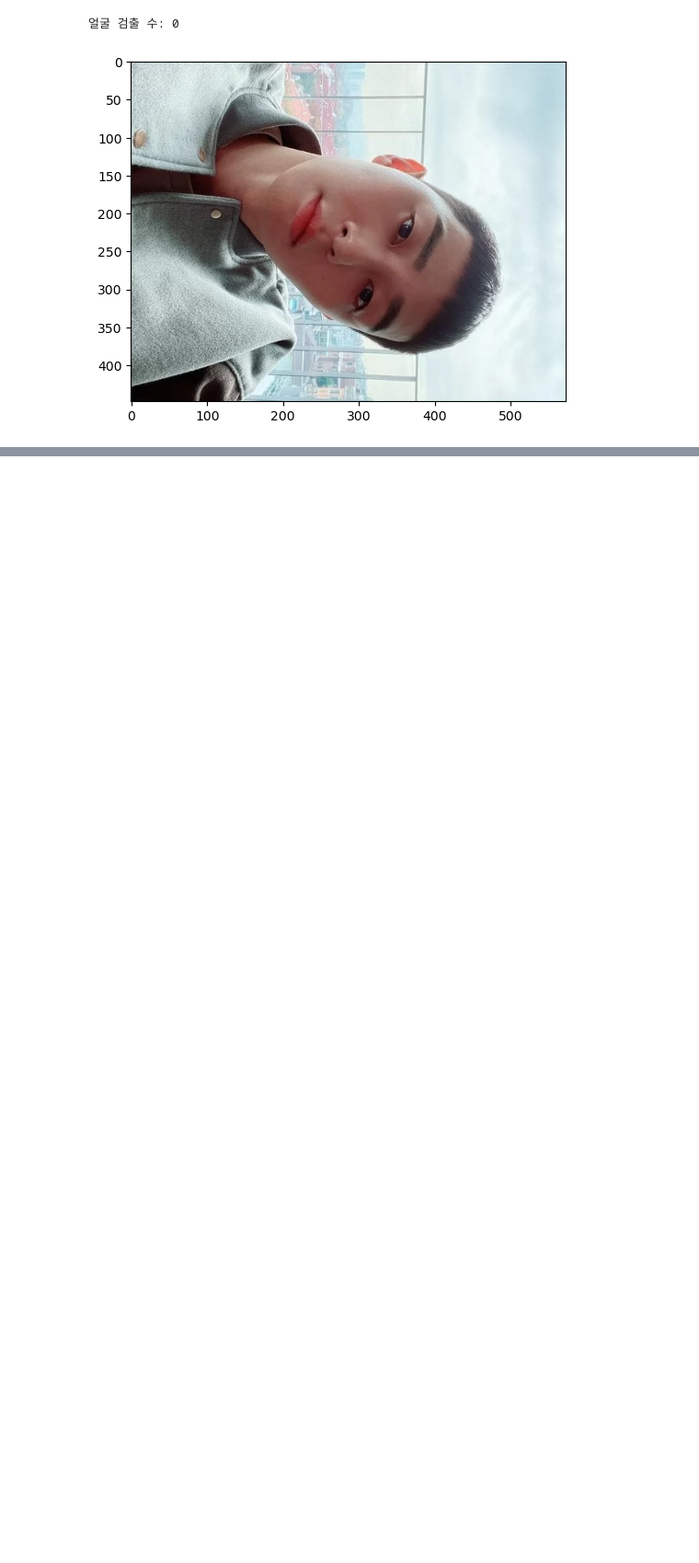
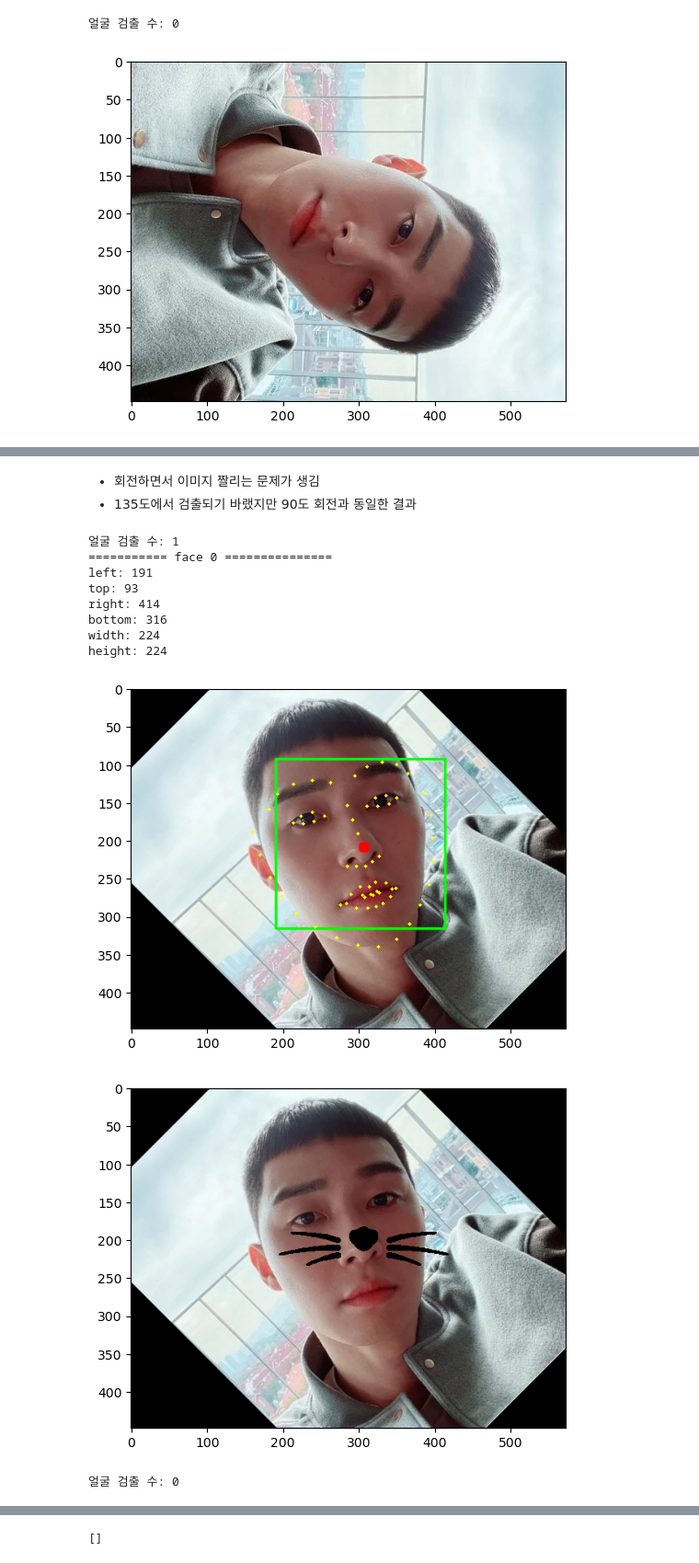
Before and after one commit to yoonseok-eo/AIFFEL, a Jupyter notebook: Ex06_QEUST/ex06_project.ipynb, the cells around one changed output, grey strips where cells are left out. Shown at 92% size. Cells and saved outputs as stored; diff of their text form; code cells hidden in the pictures; blank space fills up the shorter version.

```diff
--- a/Ex06_QEUST/ex06_project.ipynb
+++ b/Ex06_QEUST/ex06_project.ipynb
@@ -248,0 +319,27 @@ plt.show()
+# %% [markdown]
+- 회전하면서 이미지 짤리는 문제가 생김
+- 135도에서 검출되기 바랬지만 90도 회전과 동일한 결과
+# %%
+# 135도 검출 테스트
+(h, w) = img_face02.shape[:2]
+(cX, cY) = (w // 2, h // 2)
+M = cv2.getRotationMatrix2D((cX, cY), 135, 1.0)
+img_result = cv2.warpAffine(img_face02, M, (w, h))
+img_result = put_sticker_on_face(img_result, img_sticker, show_landmark=True)
+plt.imshow(cv2.cvtColor(img_result, cv2.COLOR_BGR2RGB))
+plt.show()
+
+# 135도 스티커 적용 후 얼굴 검출 테스트
+get_face_info(img_result, show_landmark=True)
+# %% [output]
+얼굴 검출 수: 1
+=========== face 0 ===============
+left: 191
+top: 93
+right: 414
+bottom: 316
+width: 224
+height: 224
+[figure, added]
+[figure, added]
+얼굴 검출 수: 0
@@ -248,0 +347 @@ plt.show()
+[]
```
Also changed, not shown: parts of 12 cells of this notebook.
